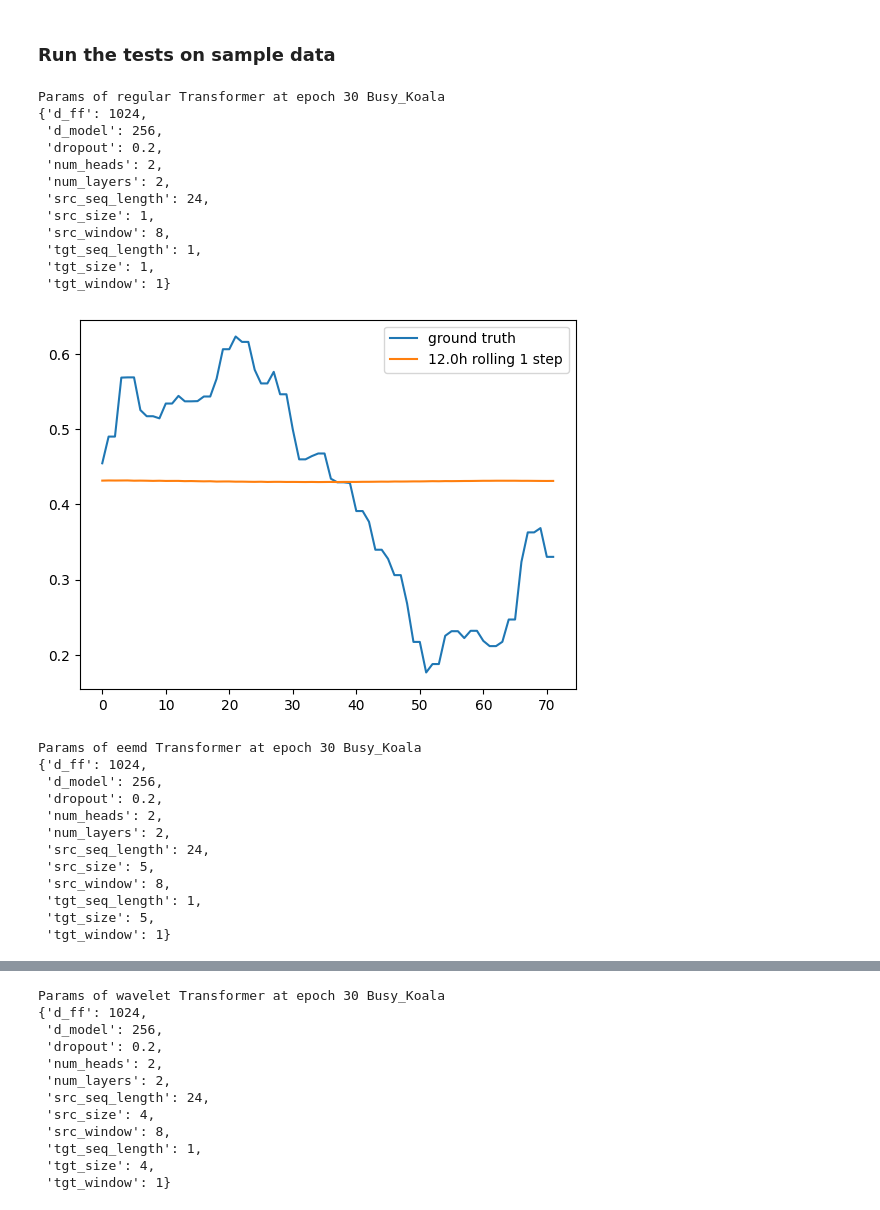
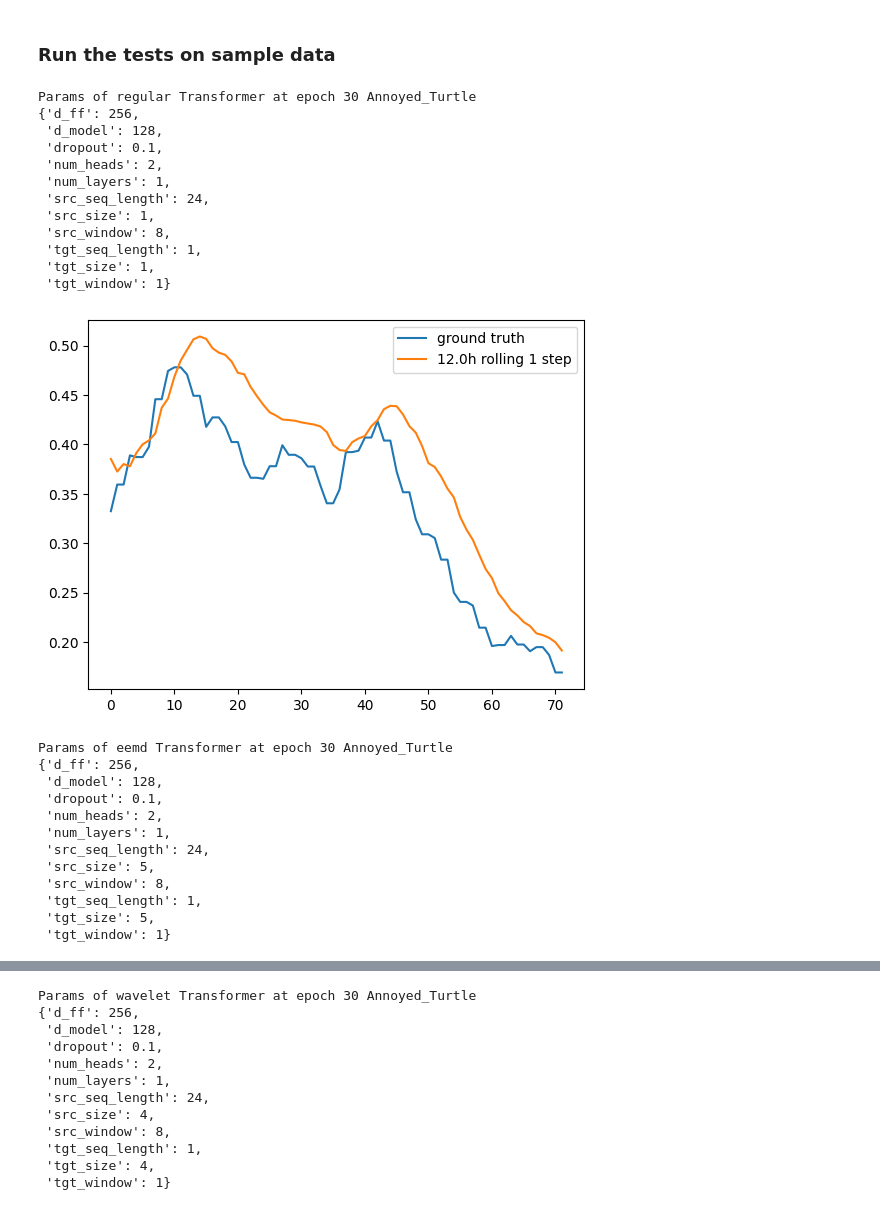
Before and after one commit to aszfaltos/wp_former, a Jupyter notebook: model_eval.ipynb, the cells around one changed output, grey strips where cells are left out. Saved outputs shown, nothing was run; the diff lists cells and outputs as text; code cells hidden in the pictures.

```diff
--- a/model_eval.ipynb
+++ b/model_eval.ipynb
@@ -18,9 +18,9 @@ from signal_decomposition import eemd, wavelet
 # %% [markdown]
 ## Load models
 # %%
-load_params = [{'test': 'regular', 'name': 'Busy_Koala', 'epoch': 30, 'model_type': Transformer},
-               {'test': 'eemd', 'name': 'Busy_Koala', 'epoch': 30, 'model_type': Transformer},
-               {'test': 'wavelet', 'name': 'Busy_Koala', 'epoch': 30, 'model_type': Transformer}]
+load_params = [{'test': 'regular', 'name': 'Annoyed_Turtle', 'epoch': 30, 'model_type': Transformer},
+               {'test': 'eemd', 'name': 'Annoyed_Turtle', 'epoch': 30, 'model_type': Transformer},
+               {'test': 'wavelet', 'name': 'Annoyed_Turtle', 'epoch': 30, 'model_type': Transformer}]
 
 post_processors = [lambda x : x,
                    lambda x : torch.sum(x, dim=-1),
@@ -117,7 +117,7 @@ df
 # %%
 df = data_loader.load_mavir_data('data/mavir_data/mavir.csv')
 df['Power'] = utils.min_max_norm(df['Power'])
-sample = utils.sample(df, 1000, start_idx=5000)
+sample = utils.sample(df, 1000, start_idx=10000)
 # %% [markdown]
 ### Create datasets for models
 # %%
@@ -139,7 +139,7 @@ for load_param, model in zip(load_params, trained):
 # %% [markdown]
 ### Run the tests on sample data
 # %%
-shift, look_back, pred, rolling = 40, 24, 1, 72
+shift, look_back, pred, rolling = 500, 24, 1, 72
 
 def predict_with_model(prediction_model, dataset, post_processor):
     ones = torch.ones(1, 1, dataset[0][1].shape[-1])
@@ -149,45 +149,45 @@ def predict_with_model(prediction_model, dataset, post_processor):
         p = []
         for shift_offset in range(shift, shift+rolling, pred*dataset.ws_y):
             out = ones
             for i in range(pred):
                 out = torch.concatenate((ones, prediction_model(dataset[shift_offset][0].unsqueeze(0), out)), dim=1)
 
             p.append(post_processor(dataset.get_sequence_from_y_windows(out[:, 1:, :].detach())))
             gt.append(post_processor(dataset.get_sequence_from_y_windows(dataset[shift_offset][1])))
 
     return gt, p
 
 
 for load_param, model, post in zip(load_params, trained, post_processors):
     print_params(**load_param, params=model['params'])
     ground_truth, predicted = predict_with_model(model['model'], datasets[load_param['test']], post)
     predicted = np.array(predicted).reshape(rolling)
     ground_truth = np.array(ground_truth).reshape(rolling)
 
     plt.plot(ground_truth, label='ground truth')
     plt.plot(predicted, label=f'{rolling*10/60}h rolling {pred} step')
     plt.legend()
     plt.show()
 # %% [output]
-Params of regular Transformer at epoch 30 Busy_Koala
-{'d_ff': 1024,
- 'd_model': 256,
- 'dropout': 0.2,
+Params of regular Transformer at epoch 30 Annoyed_Turtle
+{'d_ff': 256,
+ 'd_model': 128,
+ 'dropout': 0.1,
  'num_heads': 2,
- 'num_layers': 2,
+ 'num_layers': 1,
  'src_seq_length': 24,
  'src_size': 1,
  'src_window': 8,
  'tgt_seq_length': 1,
  'tgt_size': 1,
  'tgt_window': 1}
-[figure, old version]
+[figure, new version]
-Params of eemd Transformer at epoch 30 Busy_Koala
-{'d_ff': 1024,
- 'd_model': 256,
- 'dropout': 0.2,
+Params of eemd Transformer at epoch 30 Annoyed_Turtle
+{'d_ff': 256,
+ 'd_model': 128,
+ 'dropout': 0.1,
  'num_heads': 2,
- 'num_layers': 2,
+ 'num_layers': 1,
  'src_seq_length': 24,
  'src_size': 5,
  'src_window': 8,
@@ -198,9 +198,9 @@ Params of eemd Transformer at epoch 30 Busy_Koala
-Params of wavelet Transformer at epoch 30 Busy_Koala
-{'d_ff': 1024,
- 'd_model': 256,
- 'dropout': 0.2,
+Params of wavelet Transformer at epoch 30 Annoyed_Turtle
+{'d_ff': 256,
+ 'd_model': 128,
+ 'dropout': 0.1,
  'num_heads': 2,
- 'num_layers': 2,
+ 'num_layers': 1,
  'src_seq_length': 24,
  'src_size': 4,
  'src_window': 8,
```
Also changed, not shown: parts of 3 cells of this notebook, 3 other files.
